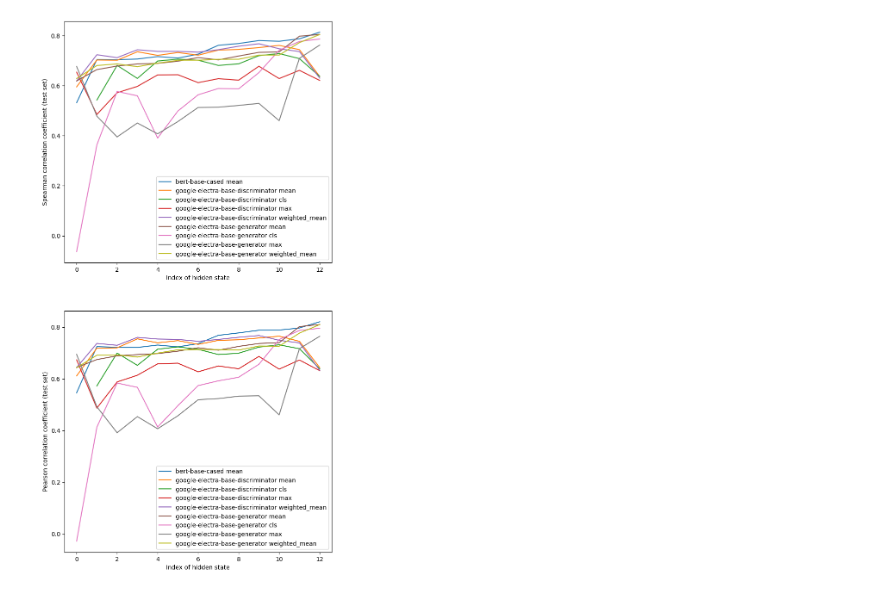
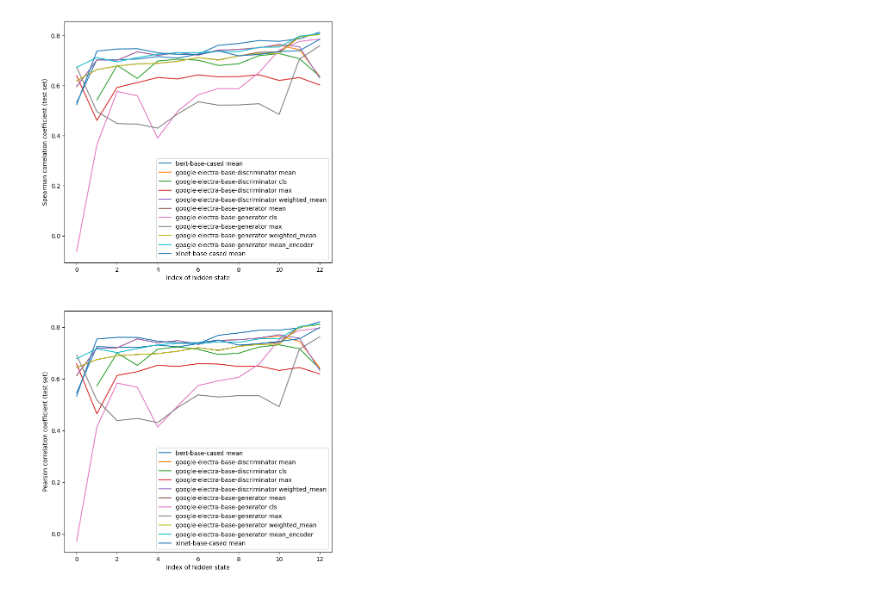
Before and after one commit to ir2718/similarity-embedding-quality, a Jupyter notebook: notebooks/comparison2.ipynb, the cells around one changed output. Drawn from its saved outputs; the diff is of its cells as text; code cells hidden in the pictures.

```diff
--- a/notebooks/comparison2.ipynb
+++ b/notebooks/comparison2.ipynb
@@ -4,32 +4,35 @@ import matplotlib.pyplot as plt
 # %%
 models = [
     ("bert-base-cased", ["mean"], 13),
     ("google-electra-base-discriminator", ["mean", "cls", "max", "weighted_mean"], 13),
-    ("google-electra-base-generator", ["mean", "cls", "max", "weighted_mean"], 13),
+    ("google-electra-base-generator", ["mean", "cls", "max", "weighted_mean", "mean_encoder"], 13),
+    ("xlnet-base-cased", ["mean"], 13),
+    #("google-electra-small-discriminator", ["mean", "cls", "max", "weighted_mean"], 13),
+    #("google-electra-small-generator", ["mean", "cls", "max", "weighted_mean"], 13),
     #("google-electra-large-generator", ["mean"], 24)
 ]
 
 fig, axs = plt.subplots(2, 1, figsize=(8, 16))
 
 for x in models:
     m = x[0]
     pool = x[1]
     c = x[2]
     for p in pool:
         spearman, pearson = [], []
         for i in range(c):
             res = json.load(open(f"../output/{m}_{p}_{i}_to_{i+1}/test_results.json"))
             spearman.append(res["mean_cosine_spearman_test"])
             pearson.append(res["mean_cosine_pearson_test"])
 
         axs[0].plot(spearman, label=f"{m} {p}")
         axs[0].set_xlabel("Index of hidden state")
         axs[0].set_ylabel("Spearman correlation coefficient (test set)")
         axs[0].legend()
 
         axs[1].plot(pearson, label=f"{m} {p}")
         axs[1].set_xlabel("Index of hidden state")
         axs[1].set_ylabel("Pearson correlation coefficient (test set)")
         axs[1].legend()
 # %% [output]
-[figure, old version]
+[figure, new version]
```
Also changed, not shown: parts of 1 cell of this notebook, 4 other files.
